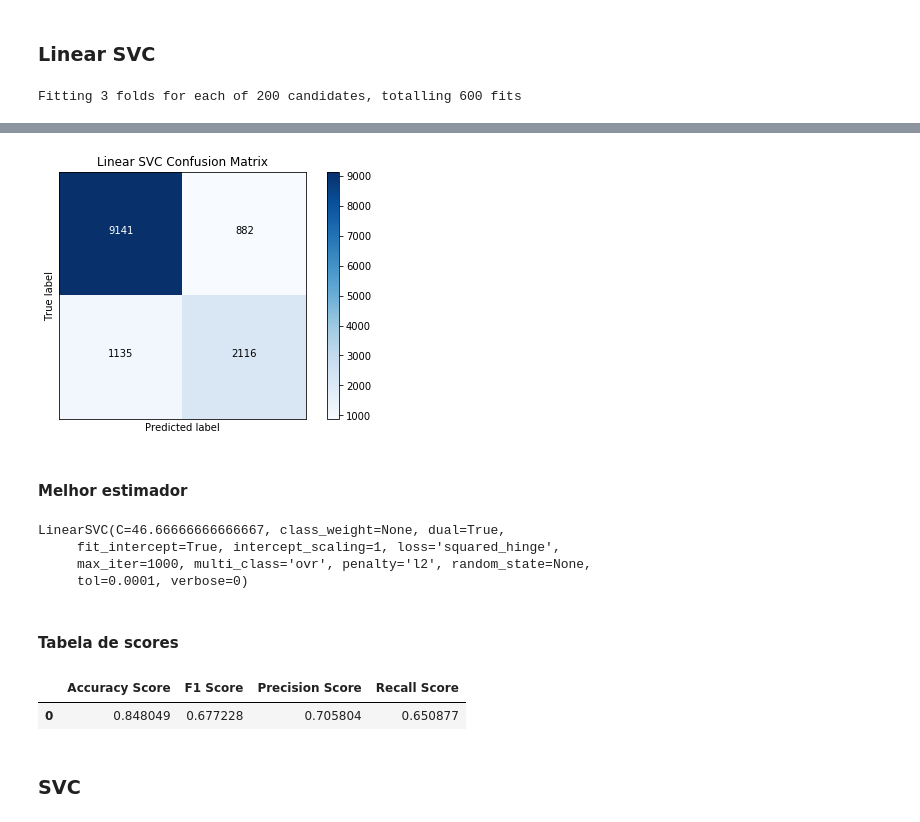
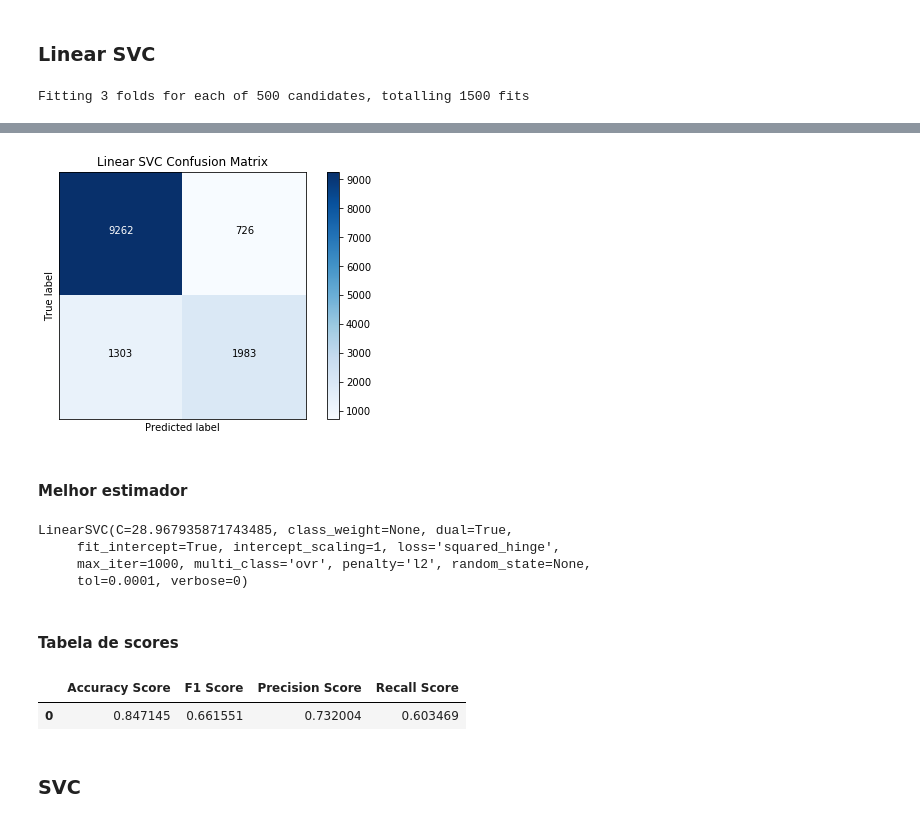
Before and after one commit to gaabrielfranco/data-mining-w2, a Jupyter notebook: tp2_gabriel.ipynb, the cells around one changed output, grey strips where cells are left out. Drawn from its saved outputs; the diff is of its cells as text; code cells hidden in the pictures.

```diff
--- a/tp2_gabriel.ipynb
+++ b/tp2_gabriel.ipynb
@@ -196,6 +192,0 @@ print(y_test, len(y_test), sep = '\n\n')
-# %%
-nb_mult = MultinomialNB()
-nb_mult.fit(X_train, y_train)
-joblib.dump(nb_mult, 'models/multinomial_nb.pkl')
-
-plot_confusion_matrix(confusion_matrix(y_test, nb_mult.predict(X_test)), title="Multinomial NB Confusion Matrix")
@@ -216,6 +192,0 @@ df_scores_nb_mult
-# %%
-dt = tree.DecisionTreeClassifier()
-dt.fit(X_train, y_train)
-joblib.dump(dt, 'models/dt.pkl')
-
-plot_confusion_matrix(confusion_matrix(y_test, dt.predict(X_test)), title="Decision Tree Confusion Matrix")
@@ -284,11 +238,11 @@ df_scores_rfc
 # %% [markdown]
 ### Linear SVC
 # %%
-params_lin_svc = {'C': np.linspace(20, 50, 100), "tol": [1e-3, 1e-4]}
+params_lin_svc = {'C': np.linspace(20, 45, 500)}
 
 lin_svc = GridSearchCV(svm.LinearSVC(), params_lin_svc, "f1", n_jobs = -1, verbose = 10)
 lin_svc.fit(X_train, y_train)
 
 plot_confusion_matrix(confusion_matrix(y_test, lin_svc.predict(X_test)), title="Linear SVC Confusion Matrix")
 # %% [output]
-Fitting 3 folds for each of 200 candidates, totalling 600 fits
+Fitting 3 folds for each of 500 candidates, totalling 1500 fits
@@ -312,11 +266,11 @@ Fitting 3 folds for each of 200 candidates, totalling 600 fits
-[figure, old version]
+[figure, new version]
 # %% [markdown]
 #### Melhor estimador
 # %%
 joblib.dump(lin_svc.best_estimator_, 'models/best_lin_svc.pkl')
 lin_svc.best_estimator_
 # %% [output]
-LinearSVC(C=46.66666666666667, class_weight=None, dual=True,
+LinearSVC(C=28.967935871743485, class_weight=None, dual=True,
      fit_intercept=True, intercept_scaling=1, loss='squared_hinge',
      max_iter=1000, multi_class='ovr', penalty='l2', random_state=None,
      tol=0.0001, verbose=0)
@@ -327,7 +281,7 @@ df_scores_lin_svc = create_scores_df(lin_svc)
 df_scores_lin_svc
 # %% [output]
 |  | Accuracy Score | F1 Score | Precision Score | Recall Score |
-| 0 | 0.848049 | 0.677228 | 0.705804 | 0.650877 |
+| 0 | 0.847145 | 0.661551 | 0.732004 | 0.603469 |
 # %% [markdown]
 ### SVC
 # %% [markdown]
```
Also changed, not shown: parts of 25 cells of this notebook.
